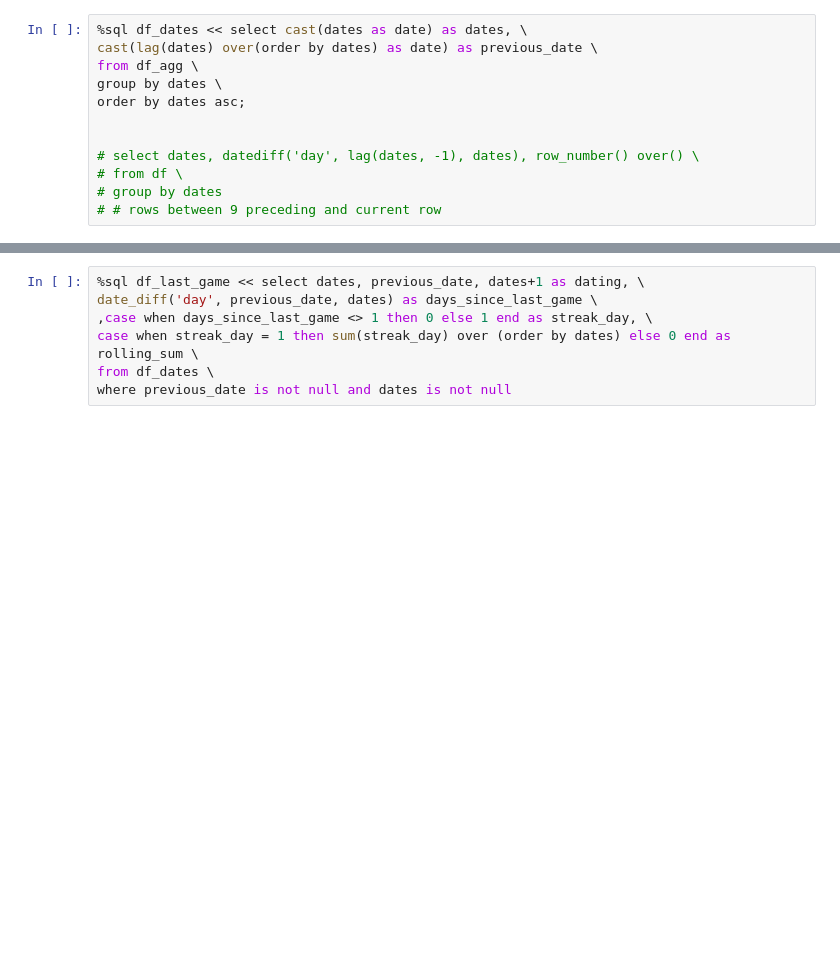
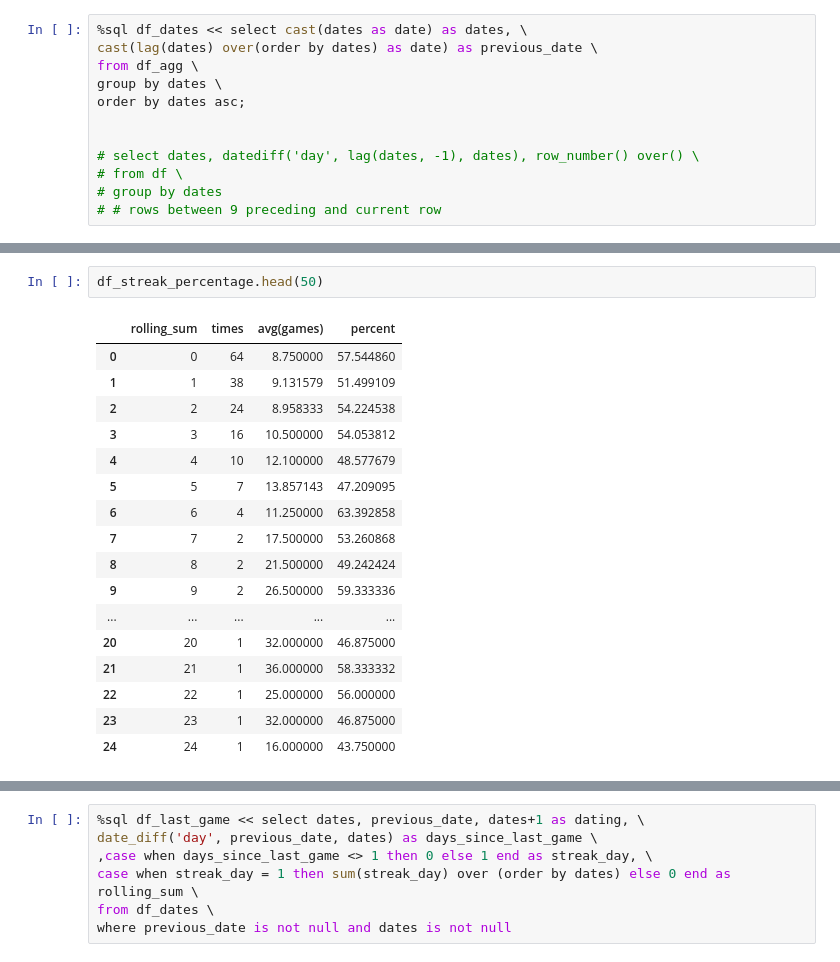
Before and after one commit to modestas-m/chess.com-performance-analysis, a Jupyter notebook: Performance analysis.ipynb, the cells around one changed output, grey strips where cells are left out. Cells and saved outputs as stored; diff of their text form; blank space fills up the shorter version.

```diff
--- a/Performance analysis.ipynb
+++ b/Performance analysis.ipynb
@@ -283,0 +309,20 @@ df_joint.head(50)
+# %%
+df_streak_percentage.head(50)
+# %% [output]
+|  | rolling_sum | times | avg(games) | percent |
+| 0 | 0 | 64 | 8.750000 | 57.544860 |
+| 1 | 1 | 38 | 9.131579 | 51.499109 |
+| 2 | 2 | 24 | 8.958333 | 54.224538 |
+| 3 | 3 | 16 | 10.500000 | 54.053812 |
+| 4 | 4 | 10 | 12.100000 | 48.577679 |
+| 5 | 5 | 7 | 13.857143 | 47.209095 |
+| 6 | 6 | 4 | 11.250000 | 63.392858 |
+| 7 | 7 | 2 | 17.500000 | 53.260868 |
+| 8 | 8 | 2 | 21.500000 | 49.242424 |
+| 9 | 9 | 2 | 26.500000 | 59.333336 |
+| ... | ... | ... | ... | ... |
+| 20 | 20 | 1 | 32.000000 | 46.875000 |
+| 21 | 21 | 1 | 36.000000 | 58.333332 |
+| 22 | 22 | 1 | 25.000000 | 56.000000 |
+| 23 | 23 | 1 | 32.000000 | 46.875000 |
+| 24 | 24 | 1 | 16.000000 | 43.750000 |
```
Also changed, not shown: parts of 30 cells of this notebook.
